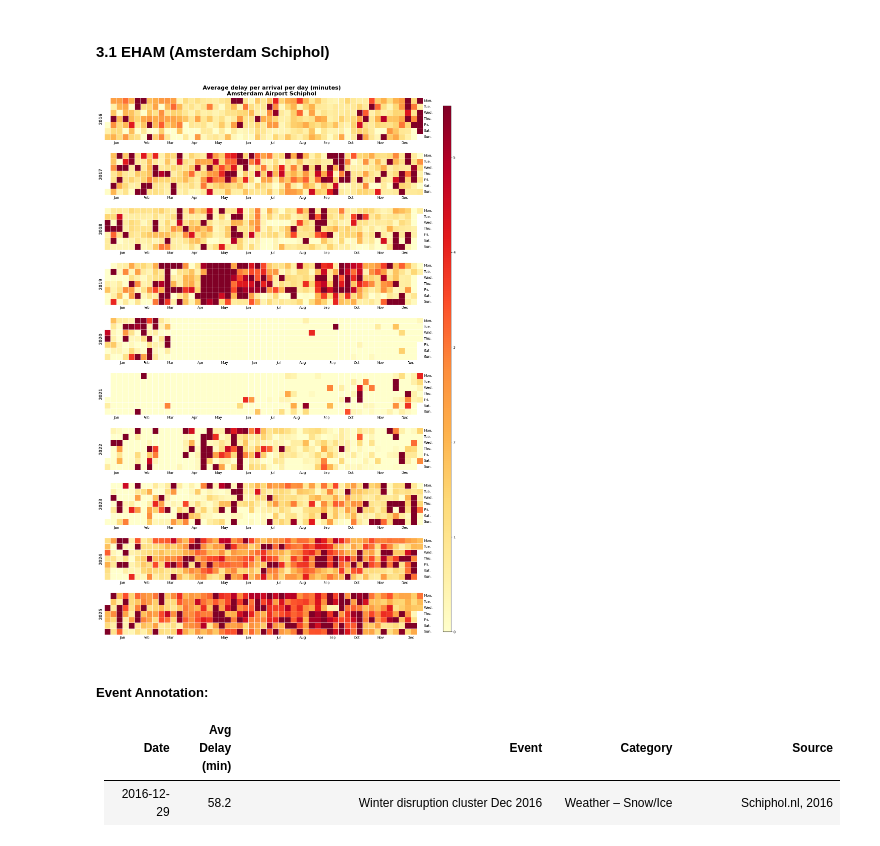
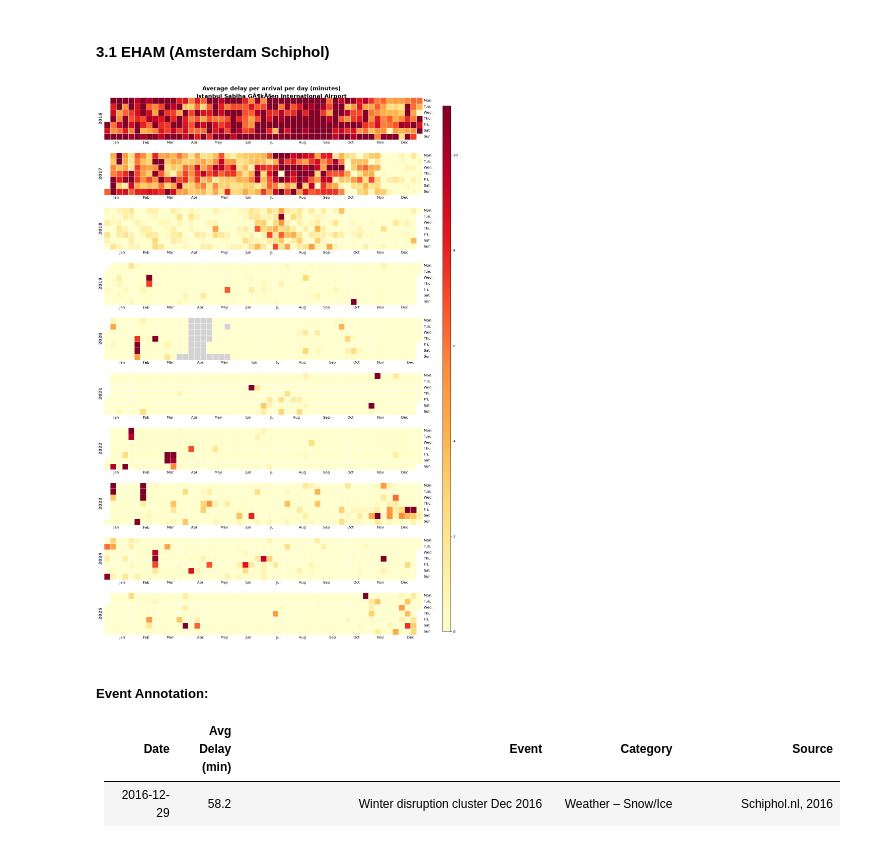
Before and after one commit to sdemmler/airport-performance-analyzer, a Jupyter notebook: notebooks/04_delay_heatmap.ipynb, the cells around one changed output. Cells and saved outputs as stored; diff of their text form; code cells hidden in the pictures.

```diff
--- a/notebooks/04_delay_heatmap.ipynb
+++ b/notebooks/04_delay_heatmap.ipynb
@@ -156,7 +163,7 @@ Rationale:
 
 dates_start = "2016-01-01"
 dates_end = "2025-12-31"
-apt_icao = 'EHAM'
+apt_icao = 'LTFJ'
 
 query_heatmap = """
 SELECT
@@ -184,6 +191,10 @@ FROM dim_airport
 WHERE ident = %s;
 """
 result = pd.read_sql(query_name, engine, params=(apt_icao,))
+
+result['name'] = result['name'].apply(lambda x: x.encode('latin-1').decode('utf-8') if isinstance(x, str) else x)
+
+
 airport_name = result["name"].iloc[0]
 
 # calculate figure height and title offset (dynamic)
@@ -192,34 +203,34 @@ fig_height = 2.2 * n_years
 title_offset_inches = 0.25
 title_y = 1 + (title_offset_inches / fig_height)
 
 # vmax only over days with actual delay (excludes 0-values from scale calculation)
 # to avoid skewing the colormap when most days have 0 ATFM delay (e.g. EDDM ~82%)
 vmax = ts[ts > 0].quantile(0.85)
 
 # Plot Heatmap
 fig, axes = calplot.calplot(
     ts,
     how=None,                 # data is already aggregated daily, no resampling needed
     dropzero=False,           # prevent calplot from auto-converting 0→NaN when >50% zeros
     cmap="YlOrRd",
     colorbar=True,
     suptitle=f"Average delay per arrival per day (minutes)\n{airport_name}",
     suptitle_kws={"fontsize": 16, "fontweight": "bold", "y": title_y},
     figsize=(16, fig_height),
     edgecolor="white",
     linewidth=0.6,
     fillcolor="lightgrey",    # lightgrey = missing data (no row in fact_airport_delay)
     vmin=0,
     vmax=vmax,
     yearlabel_kws={"fontsize": 12, "fontweight": "bold", "color": "#333333"},
     monthlabels=["Jan", "Feb", "Mar", "Apr", "May", "Jun",
                   "Jul", "Aug", "Sep", "Oct", "Nov", "Dec"],
     daylabels=["Mon.", "Tue.", "Wed.", "Thu.", "Fri.", "Sat.", "Sun."],
 )
 
 plt.show()
 # %% [output]
-[figure, old version]
+[figure, new version]
 # %% [markdown]
 ##### Event Annotation:
 
```
Also changed, not shown: parts of 3 cells of this notebook, 3 other files.
